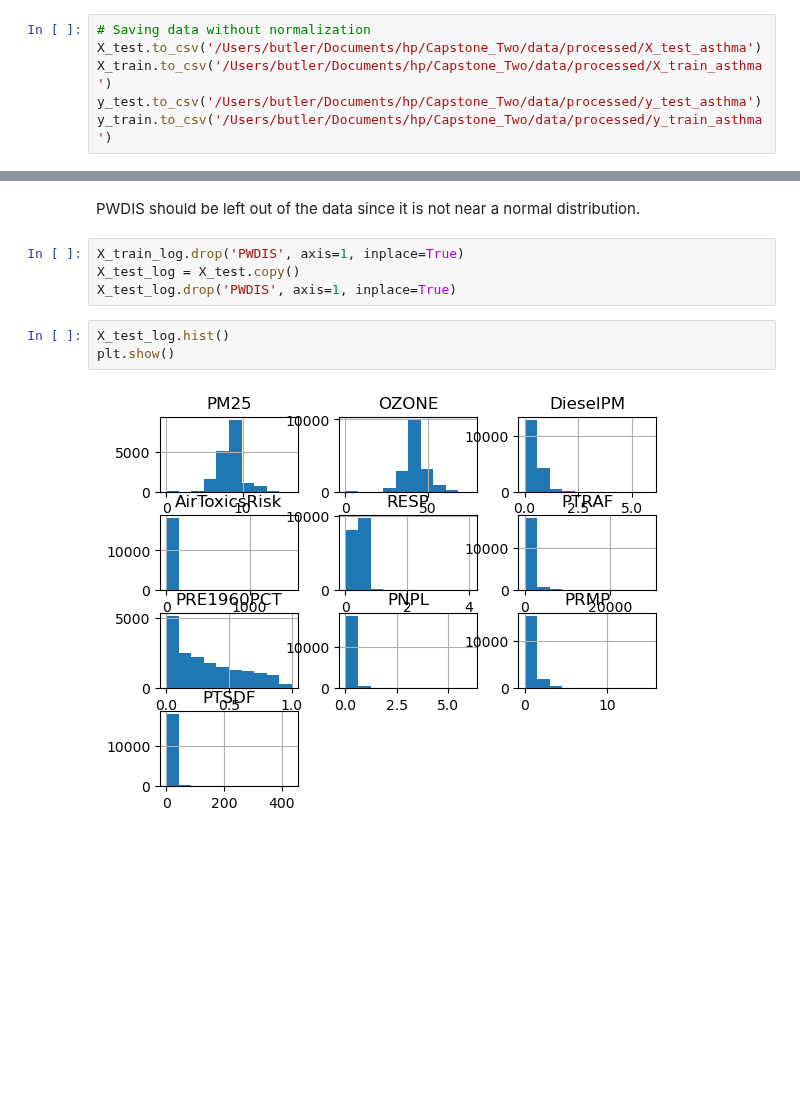
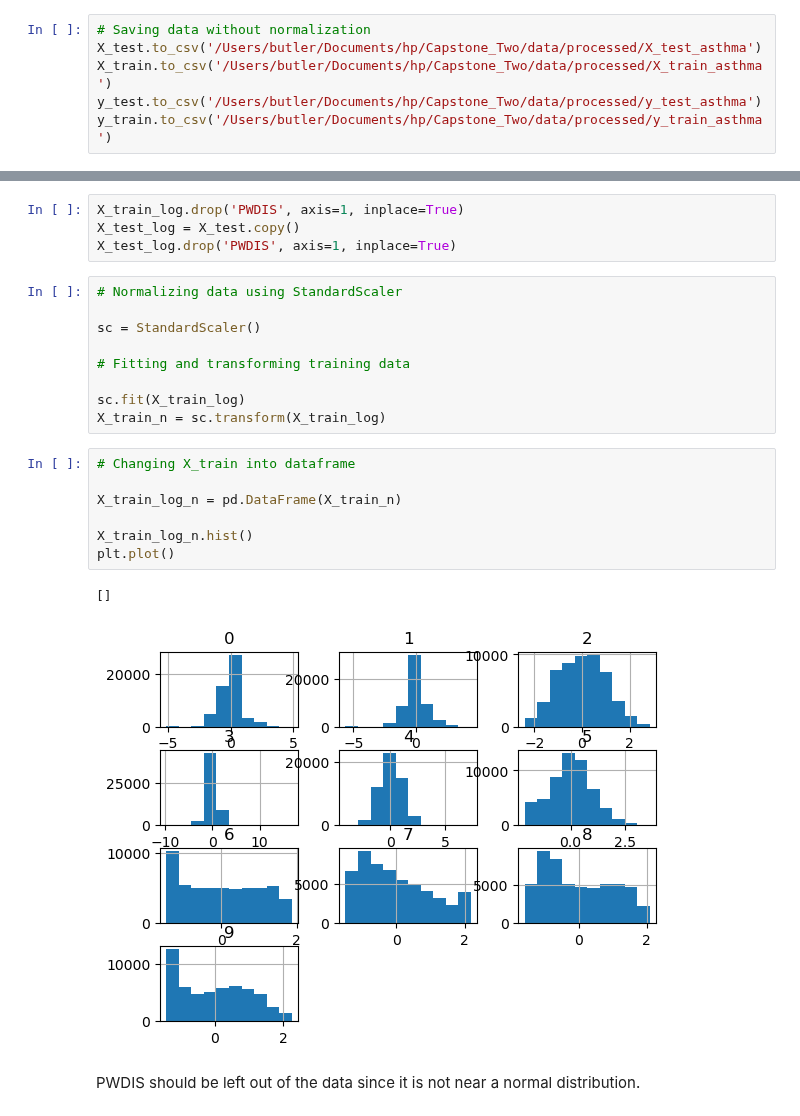
Before and after one commit to keb101/Image-Classification-Indian-Clothing, a Jupyter notebook: Capstone_Two/notebooks/Pre-processing/Pre-processing_asthma.ipynb, the cells around one changed output, grey strips where cells are left out. Cells and saved outputs as stored; diff of their text form; blank space fills up the shorter version.

```diff
--- a/Capstone_Two/notebooks/Pre-processing/Pre-processing_asthma.ipynb
+++ b/Capstone_Two/notebooks/Pre-processing/Pre-processing_asthma.ipynb
@@ -113,12 +118,26 @@ plt.show()
-# %% [markdown]
-PWDIS should be left out of the data since it is not near a normal distribution.
 # %%
 X_train_log.drop('PWDIS', axis=1, inplace=True)
 X_test_log = X_test.copy()
 X_test_log.drop('PWDIS', axis=1, inplace=True)
-# %%
-X_test_log.hist()
-plt.show()
-# %% [output]
-[figure, removed]
+# %%
+# Normalizing data using StandardScaler
+
+sc = StandardScaler()
+
+# Fitting and transforming training data
+
+sc.fit(X_train_log)
+X_train_n = sc.transform(X_train_log)
+# %%
+# Changing X_train into dataframe
+
+X_train_log_n = pd.DataFrame(X_train_n)
+
+X_train_log_n.hist()
+plt.plot()
+# %% [output]
+[]
+[figure, added]
+# %% [markdown]
+PWDIS should be left out of the data since it is not near a normal distribution.
 # %%
```
Also changed, not shown: parts of 11 cells of this notebook, 8 other files.
